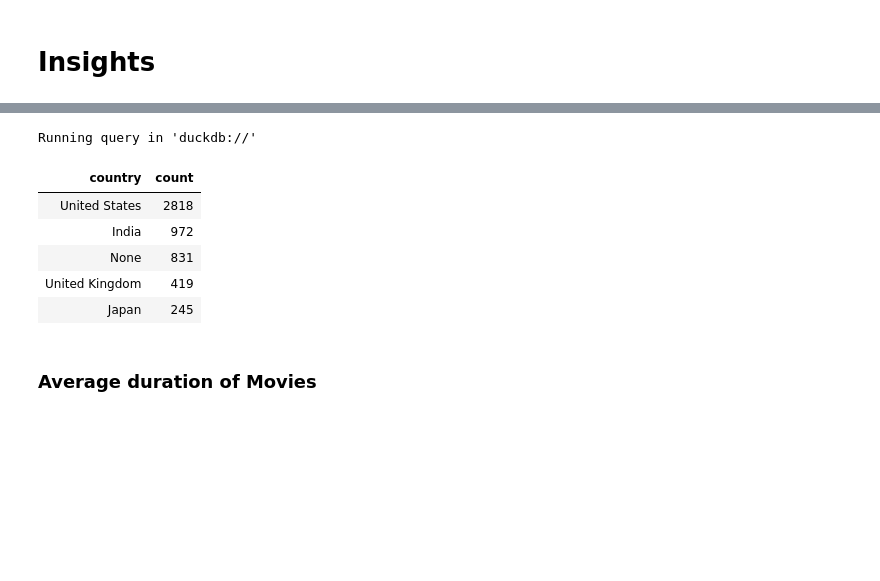
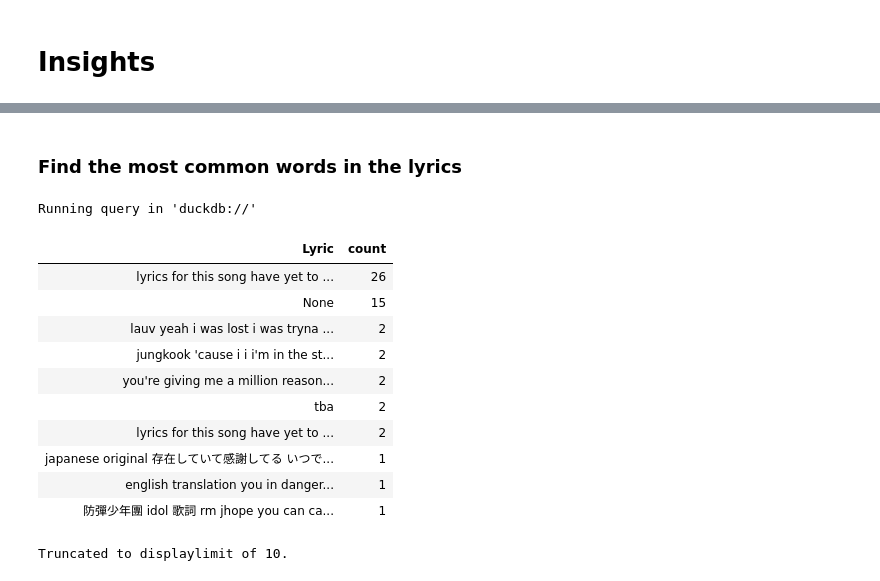
Before and after one commit to cabustillo13/RAG_Haystack_Chatbot, a Jupyter notebook: src/etl/wrangle.ipynb, the cells around one changed output, grey strips where cells are left out. Saved outputs shown, nothing was run; the diff lists cells and outputs as text; code cells hidden in the pictures; blank space fills up the shorter version.

```diff
--- a/src/etl/wrangle.ipynb
+++ b/src/etl/wrangle.ipynb
@@ -64,25 +87,20 @@ Running query in 'duckdb://'
+# %% [markdown]
+### Find the most common words in the lyrics
 # %%
-query = f"""
-SELECT
-    country,
-    COUNT(*) AS count
-FROM
-    netflix_titles.csv
-GROUP BY
-    country
-ORDER BY
-    count DESC
-LIMIT 5;
-"""
+query = f"""SELECT Lyric, COUNT(*) as count FROM lyrics.csv GROUP BY Lyric ORDER BY count DESC LIMIT 10;"""
 # Use JupySQL magic %sql to execute the query
 %sql {{query}}
 # %% [output]
 Running query in 'duckdb://'
-| country | count |
-| United States | 2818 |
-| India | 972 |
-| None | 831 |
-| United Kingdom | 419 |
-| Japan | 245 |
+| Lyric | count |
+| lyrics for this song have yet to ... | 26 |
+| None | 15 |
+| lauv yeah i was lost i was tryna ... | 2 |
+| jungkook 'cause i i i'm in the st... | 2 |
+| you're giving me a million reason... | 2 |
+| tba | 2 |
+| lyrics for this song have yet to ... | 2 |
+| japanese original 存在していて感謝してる いつで... | 1 |
+| english translation you in danger... | 1 |
+| 防彈少年團 idol 歌詞 rm jhope you can ca... | 1 |
+Truncated to displaylimit of 10.
-# %% [markdown]
-### Average duration of Movies
```
Also changed, not shown: parts of 22 cells of this notebook.
